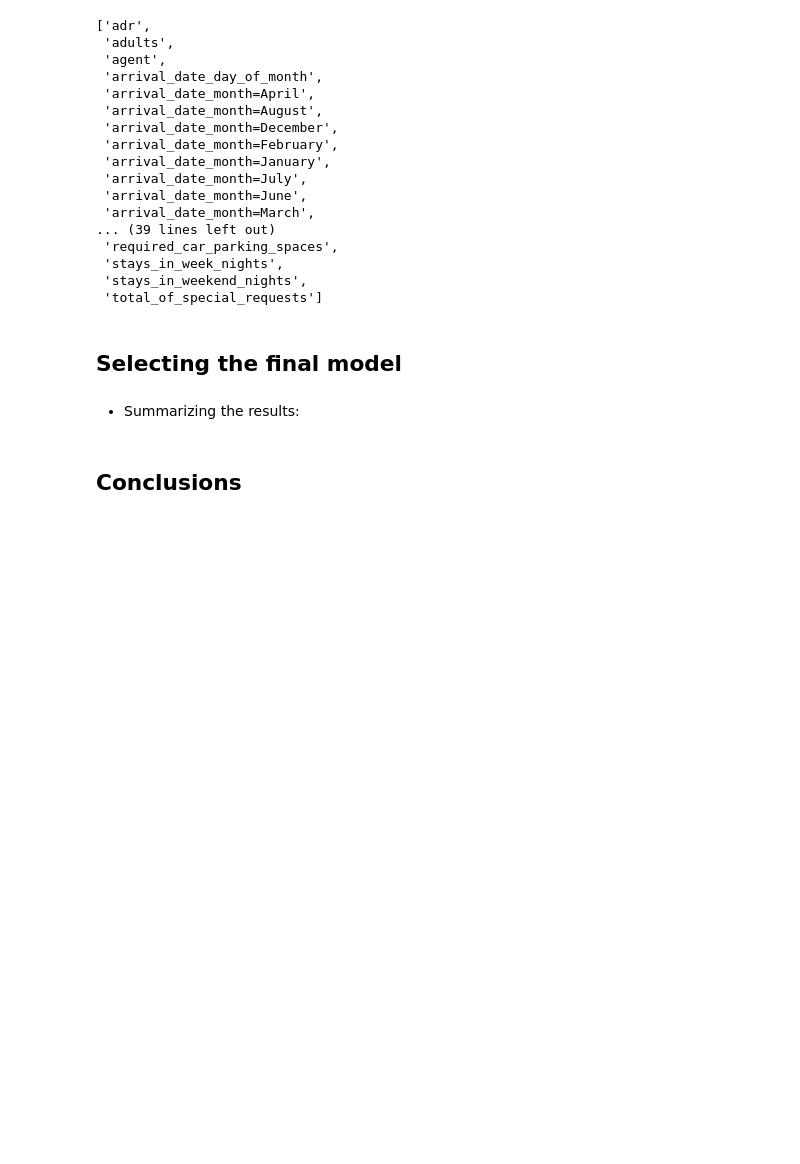
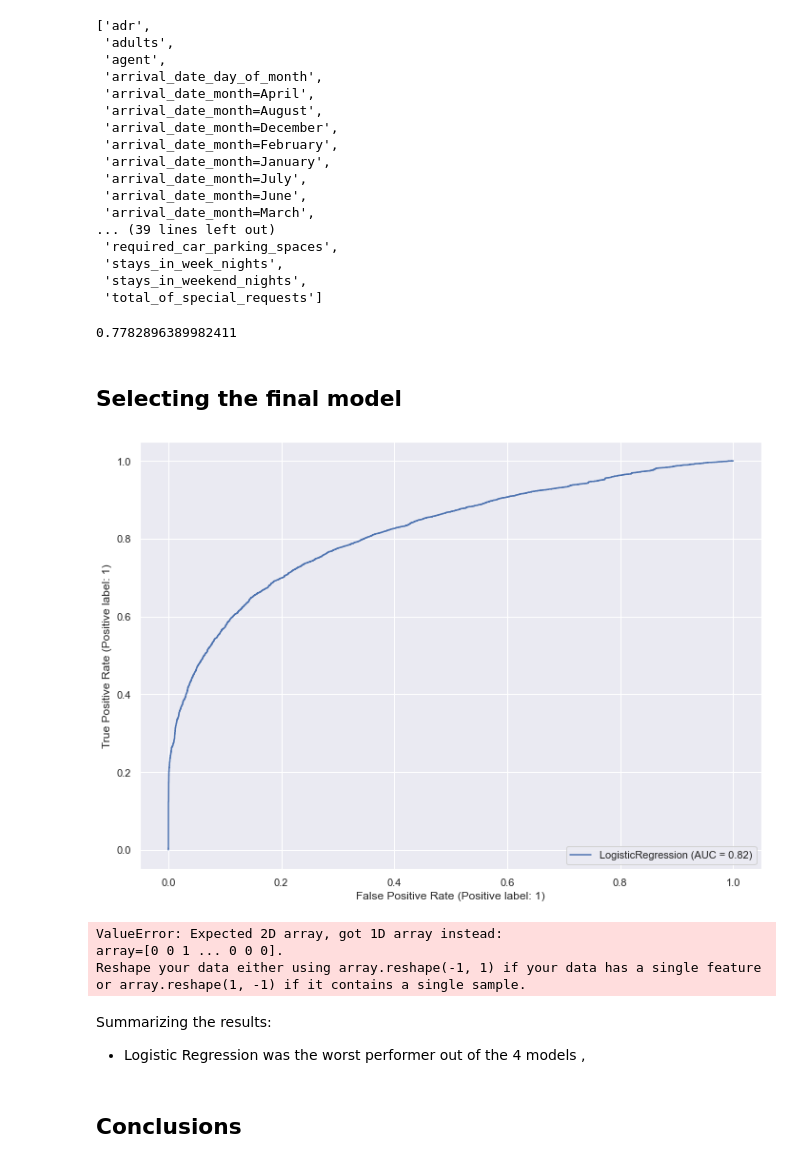
Before and after one commit to aenoboa1/Project_MlZoomcamp, a Jupyter notebook: code/notebook.ipynb, the cells around one changed output. Saved outputs shown, nothing was run; the diff lists cells and outputs as text; code cells hidden in the pictures; blank space fills up the shorter version.

```diff
--- a/code/notebook.ipynb
+++ b/code/notebook.ipynb
@@ -1711,4 +1719,6 @@ from xgboost import plot_importance
+# %%
+lr_score
+# %% [output]
+0.7782896389982411
 # %% [markdown]
 ## Selecting the final model
-# %% [markdown]
-- Summarizing the results:
@@ -1715,2 +1727,32 @@ from xgboost import plot_importance
+# %%
+fig = plot_roc_curve( classifier , X_test, y_test)
+# %% [output]
+[figure, added]
+# %%
+fig = plot_roc_curve( classifier , y_test, y_pred_lr)
+
+fig = plot_roc_curve( dtc  , X_test, y_test, ax = fig.ax_)
+
+
+fig = plot_roc_curve( Rf_model   , X_test, y_test, ax = fig.ax_)
+
+
+
+fig = plot_roc_curve( rf_grid   , X_test, y_test, ax = fig.ax_)
+
+fig = plot_roc_curve( model_xgboost    , X_test, y_test, ax = fig.ax_)
+fig = plot_roc_curve( model_xgboost_tuned    , X_test, y_test, ax = fig.ax_)
+
+fig.figure_.suptitle("ROC curve comparison")
+plt.show()
+# %% [output]
+ValueError: Expected 2D array, got 1D array instead:
+array=[0 0 1 ... 0 0 0].
+Reshape your data either using array.reshape(-1, 1) if your data has a single feature or array.reshape(1, -1) if it contains a single sample.
+# %% [markdown]
+Summarizing the results:
+
+
+- Logistic Regression was the worst performer out of the 4 models ,
 # %% [markdown]
 ## Conclusions
```
Also changed, not shown: parts of 35 cells of this notebook.
